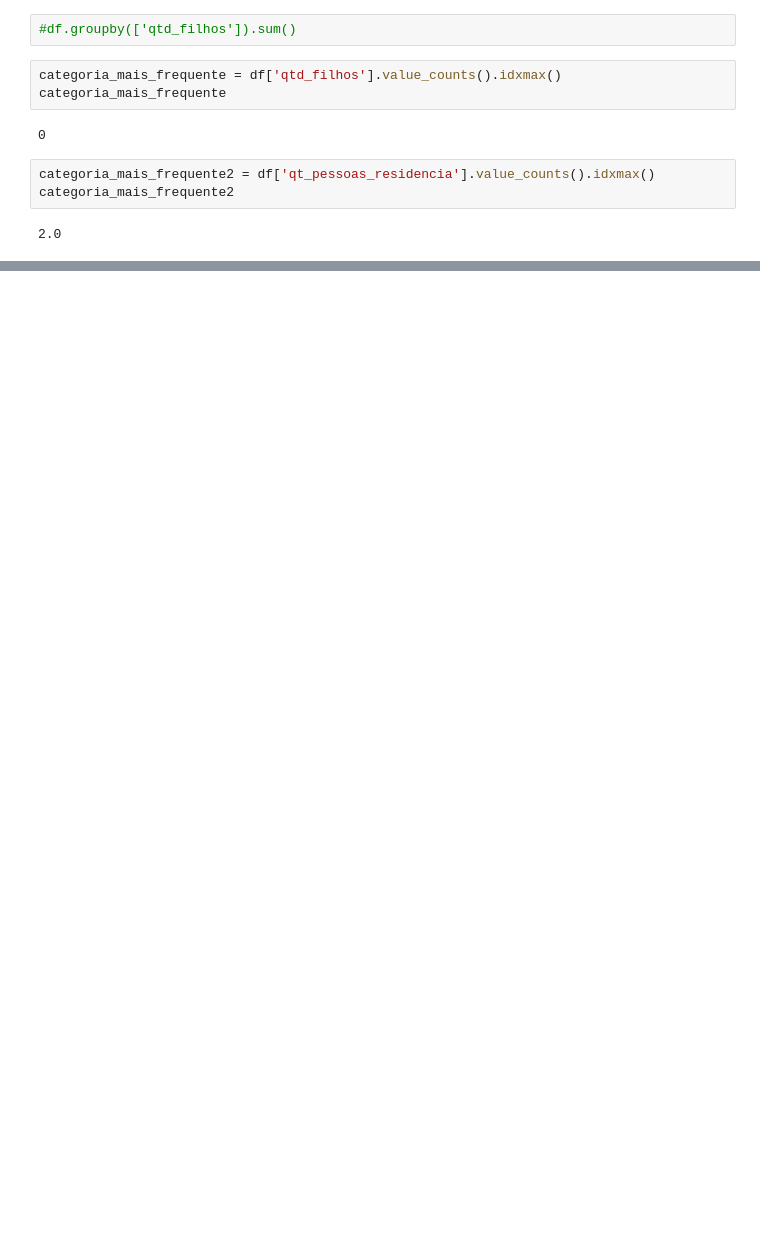
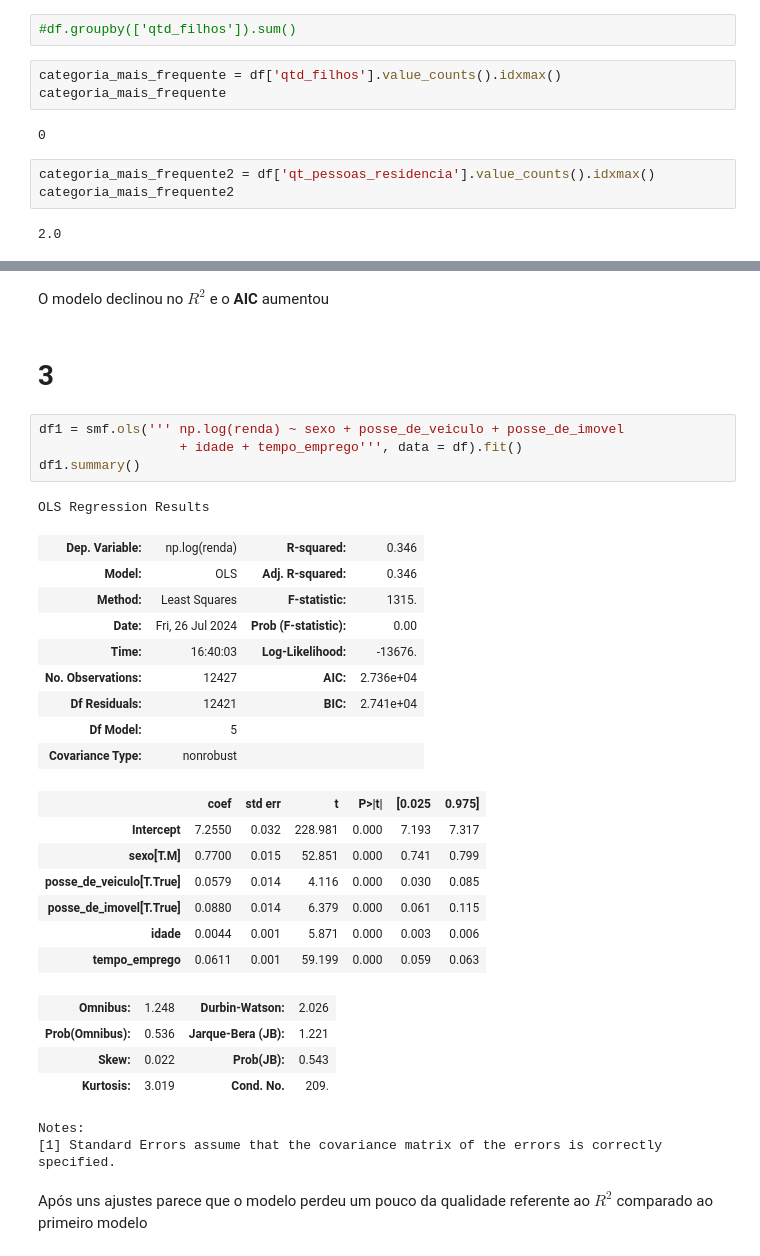
Before and after one commit to Vitor-GS-commits/Ciencia-de-Dados, a Jupyter notebook: Desenvolvimento de aplicações com Python/Regressâo II/Mod13_Tarefa_I(1).ipynb, the cells around one changed output, grey strips where cells are left out. Saved outputs shown, nothing was run; the diff lists cells and outputs as text; blank space fills up the shorter version.

```diff
--- a/Desenvolvimento de aplicações com Python/Regressâo II/Mod13_Tarefa_I(1).ipynb
+++ b/Desenvolvimento de aplicações com Python/Regressâo II/Mod13_Tarefa_I(1).ipynb
@@ -171,0 +222,34 @@ Após ajustes o modelo acima foi o melhor encontrado observando o p-value e os R
+# %% [markdown]
+O modelo declinou no **$R^2$** e o **AIC** aumentou
+# %% [markdown]
+# 3
+# %%
+df1 = smf.ols(''' np.log(renda) ~ sexo + posse_de_veiculo + posse_de_imovel
+                  + idade + tempo_emprego''', data = df).fit()
+df1.summary()
+# %% [output]
+OLS Regression Results
+| Dep. Variable: | np.log(renda) | R-squared: | 0.346 |
+| Model: | OLS | Adj. R-squared: | 0.346 |
+| Method: | Least Squares | F-statistic: | 1315. |
+| Date: | Fri, 26 Jul 2024 | Prob (F-statistic): | 0.00 |
+| Time: | 16:40:03 | Log-Likelihood: | -13676. |
+| No. Observations: | 12427 | AIC: | 2.736e+04 |
+| Df Residuals: | 12421 | BIC: | 2.741e+04 |
+| Df Model: | 5 |  |  |
+| Covariance Type: | nonrobust |  |  |
+|  | coef | std err | t | P>|t| | [0.025 | 0.975] |
+| Intercept | 7.2550 | 0.032 | 228.981 | 0.000 | 7.193 | 7.317 |
+| sexo[T.M] | 0.7700 | 0.015 | 52.851 | 0.000 | 0.741 | 0.799 |
+| posse_de_veiculo[T.True] | 0.0579 | 0.014 | 4.116 | 0.000 | 0.030 | 0.085 |
+| posse_de_imovel[T.True] | 0.0880 | 0.014 | 6.379 | 0.000 | 0.061 | 0.115 |
+| idade | 0.0044 | 0.001 | 5.871 | 0.000 | 0.003 | 0.006 |
+| tempo_emprego | 0.0611 | 0.001 | 59.199 | 0.000 | 0.059 | 0.063 |
+| Omnibus: | 1.248 | Durbin-Watson: | 2.026 |
+| Prob(Omnibus): | 0.536 | Jarque-Bera (JB): | 1.221 |
+| Skew: | 0.022 | Prob(JB): | 0.543 |
+| Kurtosis: | 3.019 | Cond. No. | 209. |
+Notes:
+[1] Standard Errors assume that the covariance matrix of the errors is correctly specified.
+# %% [markdown]
+Após uns ajustes parece que o modelo perdeu um pouco da qualidade referente ao $R^2$ comparado ao primeiro modelo
```
Also changed, not shown: parts of 11 cells of this notebook.
